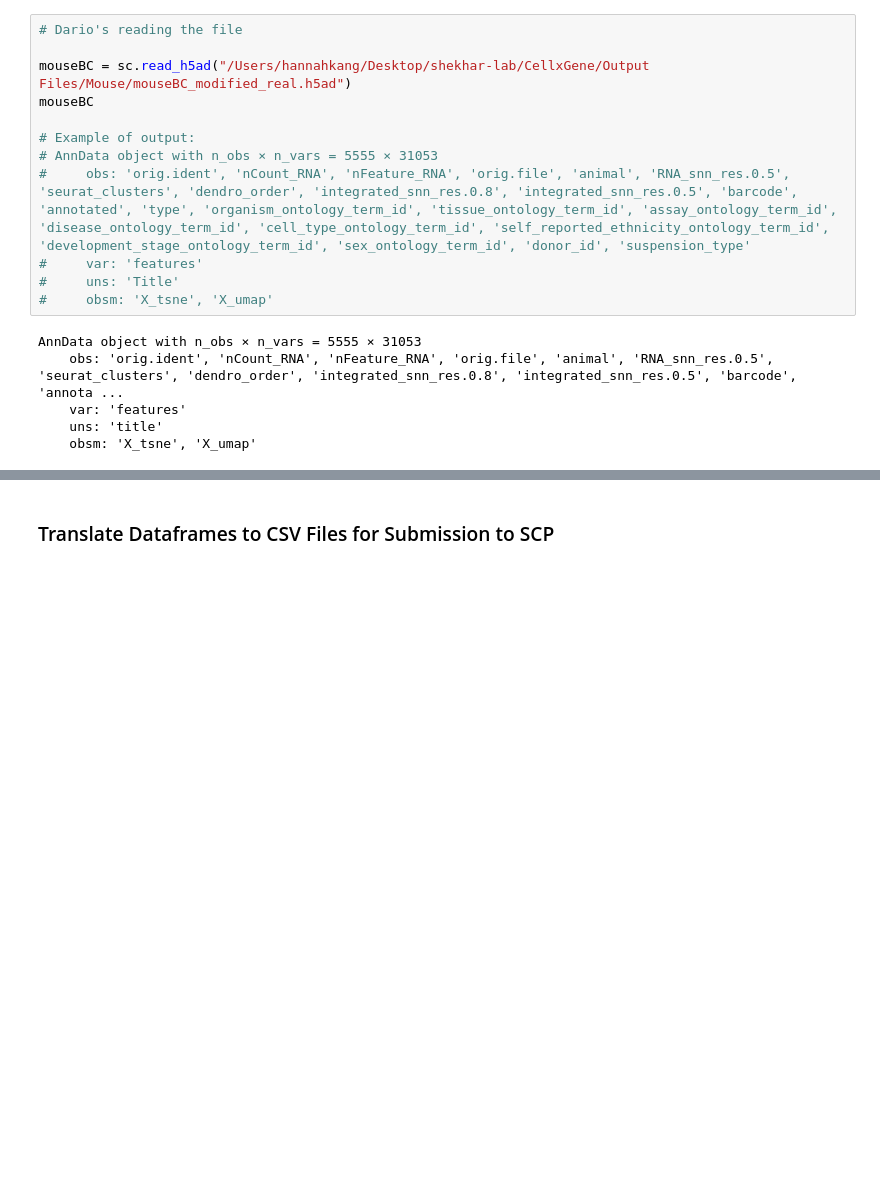
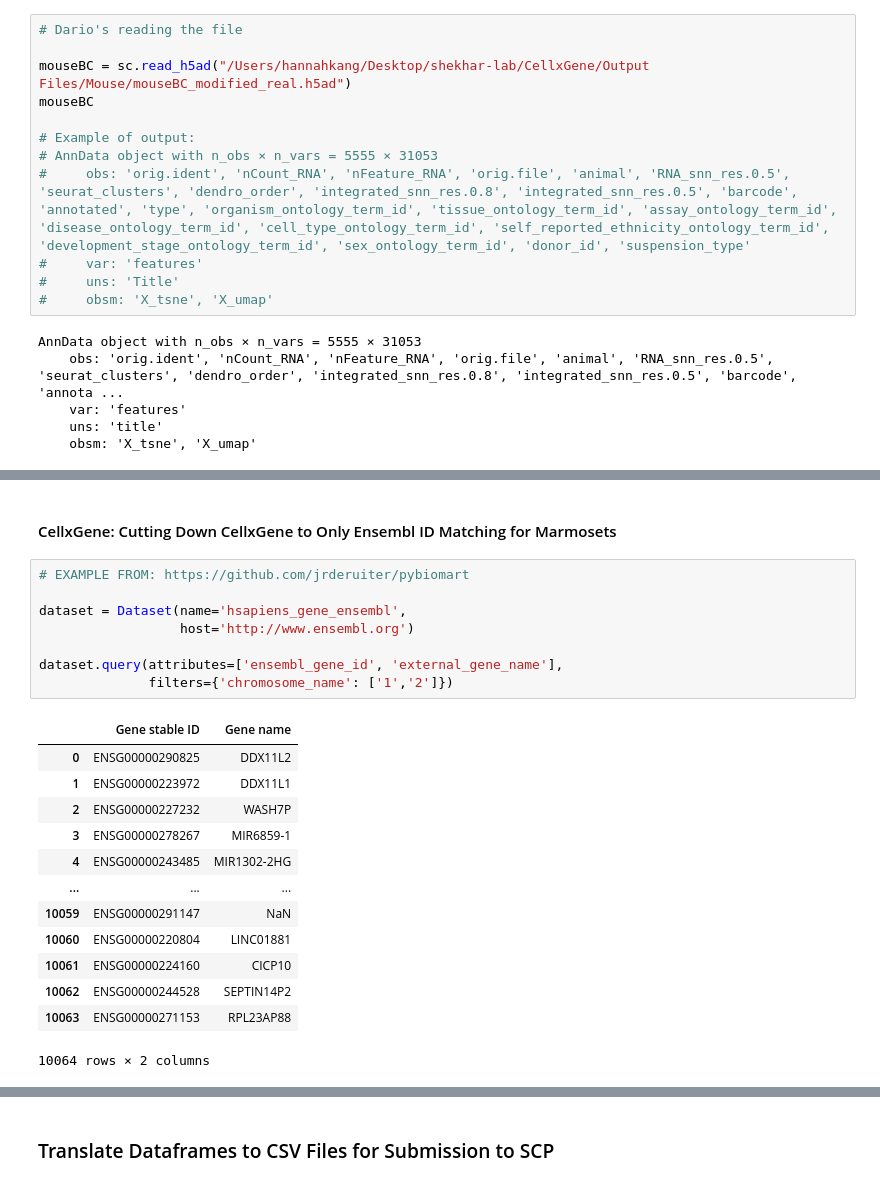
Before and after one commit to hkanx/shekhar-lab, a Jupyter notebook: Code/metadata.ipynb, the cells around one changed output, grey strips where cells are left out. Cells and saved outputs as stored; diff of their text form; blank space fills up the shorter version.

```diff
--- a/Code/metadata.ipynb
+++ b/Code/metadata.ipynb
@@ -568,0 +652,24 @@ AnnData object with n_obs × n_vars = 12556 × 27665
+# %% [markdown]
+#### CellxGene: Cutting Down CellxGene to Only Ensembl ID Matching for Marmosets
+# %%
+# EXAMPLE FROM: https://github.com/jrderuiter/pybiomart
+
+dataset = Dataset(name='hsapiens_gene_ensembl',
+                  host='http://www.ensembl.org')
+
+dataset.query(attributes=['ensembl_gene_id', 'external_gene_name'],
+              filters={'chromosome_name': ['1','2']})
+# %% [output]
+|  | Gene stable ID | Gene name |
+| 0 | ENSG00000290825 | DDX11L2 |
+| 1 | ENSG00000223972 | DDX11L1 |
+| 2 | ENSG00000227232 | WASH7P |
+| 3 | ENSG00000278267 | MIR6859-1 |
+| 4 | ENSG00000243485 | MIR1302-2HG |
+| ... | ... | ... |
+| 10059 | ENSG00000291147 | NaN |
+| 10060 | ENSG00000220804 | LINC01881 |
+| 10061 | ENSG00000224160 | CICP10 |
+| 10062 | ENSG00000244528 | SEPTIN14P2 |
+| 10063 | ENSG00000271153 | RPL23AP88 |
+10064 rows × 2 columns
```
Also changed, not shown: parts of 25 cells of this notebook, 7 other files.
